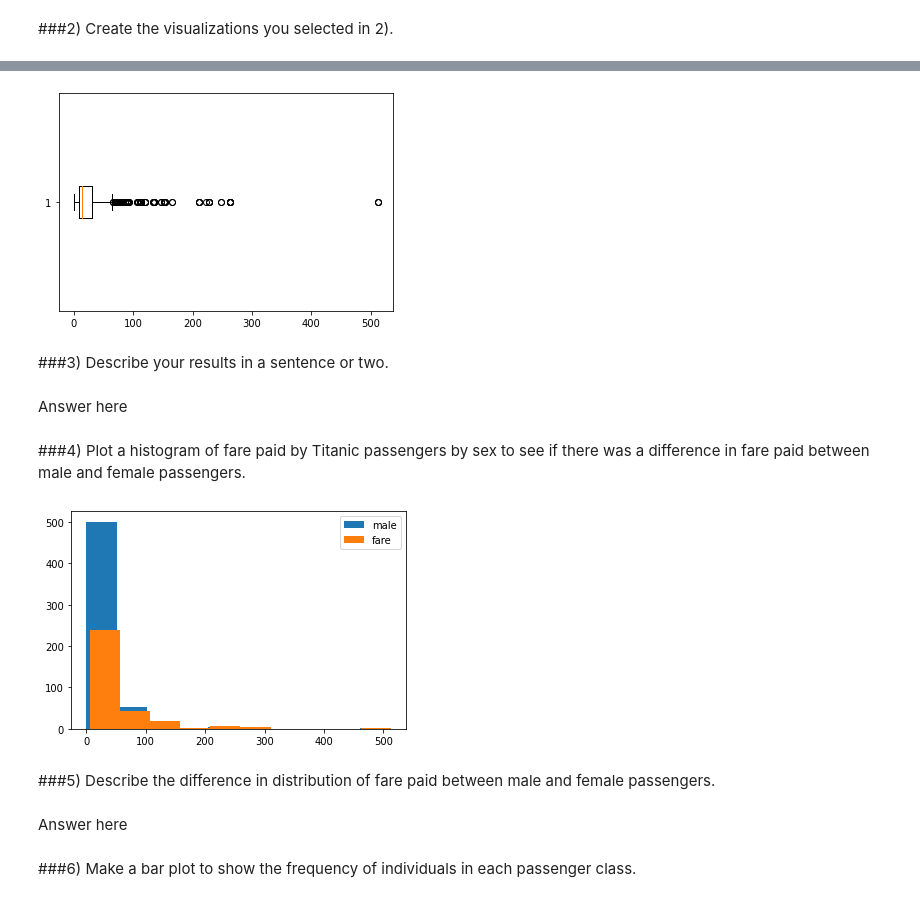
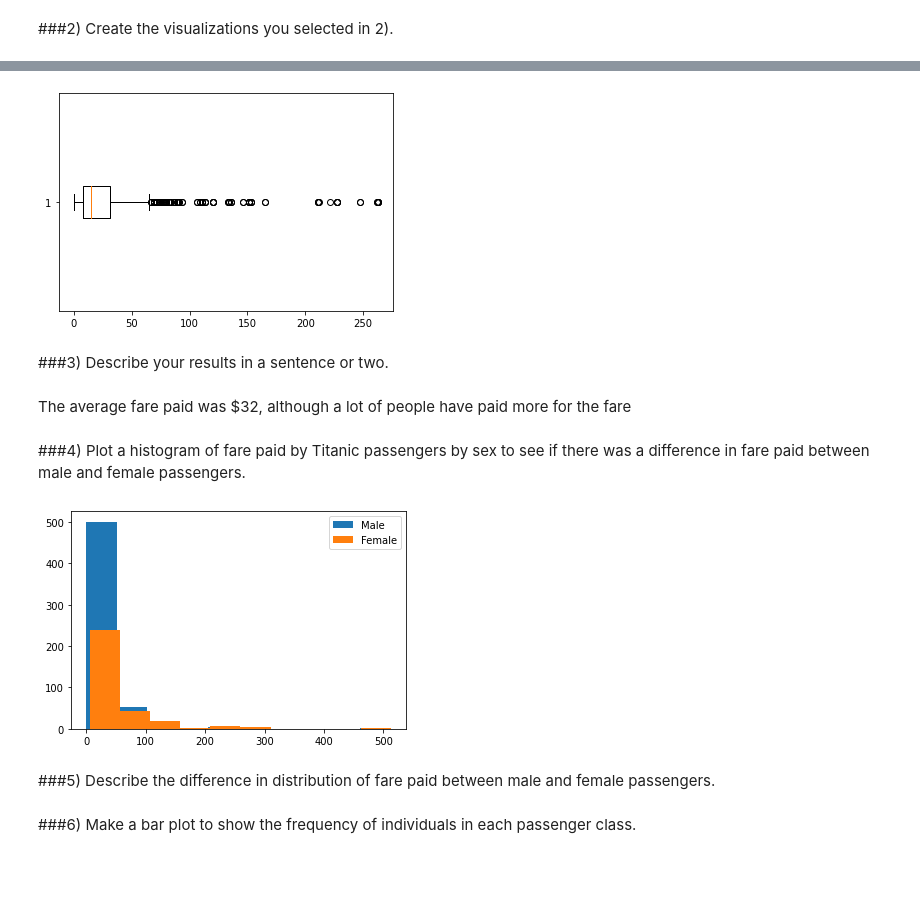
Before and after one commit to mariokart345/DS-Unit-1-Sprint-1-Data-Wrangling-and-Storytelling, a Jupyter notebook: module4-make-explanatory-visualizations/LS_DS_114_Make_Explanatory_Visualizations_Assignment.ipynb, the cells around one changed output, grey strips where cells are left out. Cells and saved outputs as stored; diff of their text form; code cells hidden in the pictures; blank space fills up the shorter version.

```diff
--- a/module4-make-explanatory-visualizations/LS_DS_114_Make_Explanatory_Visualizations_Assignment.ipynb
+++ b/module4-make-explanatory-visualizations/LS_DS_114_Make_Explanatory_Visualizations_Assignment.ipynb
@@ -48,2 +48,5 @@ A boxplot would be the appropriate visualization
 # %% [markdown]
 ###2) Create the visualizations you selected in 2).
+# %%
+Titanic_Fare = Titanic[Titanic['Fare']<=300]
+Titanic_Fare
@@ -50,25 +67,23 @@ A boxplot would be the appropriate visualization
 # %%
-plt.boxplot(Titanic['Fare'],vert=False);
+plt.boxplot(Titanic_Fare['Fare'],vert=False);
 # %% [output]
-[figure, old version]
+[figure, new version]
 # %% [markdown]
 ###3) Describe your results in a sentence or two.
-# %% [markdown]
-Answer here
+# %% [markdown]
+The average fare paid was $32, although a lot of people have paid more for the fare
 # %% [markdown]
 ###4) Plot a histogram of fare paid by Titanic passengers by sex to see if there was a difference in fare paid between male and female passengers.
 # %%
 Titanic_Male = Titanic[Titanic['Sex']=='male']
 Titanic_Female= Titanic[Titanic['Sex']=='female']
-plt.hist(Titanic_Male['Fare'],label='male')
-plt.hist(Titanic_Female['Fare'],label='fare')
-plt.ylabel='Price of Fare'
+plt.hist(Titanic_Male['Fare'],label='Male')
+plt.hist(Titanic_Female['Fare'],label='Female')
+plt.xlabel='Price of Fare'
 plt.legend(loc='upper right');
 # %% [output]
-[figure, old version]
+[figure, new version]
 # %% [markdown]
 ###5) Describe the difference in distribution of fare paid between male and female passengers.
-# %% [markdown]
-Answer here
 # %% [markdown]
 ###6) Make a bar plot to show the frequency of individuals in each passenger class.
```
Also changed, not shown: parts of 18 cells of this notebook.
